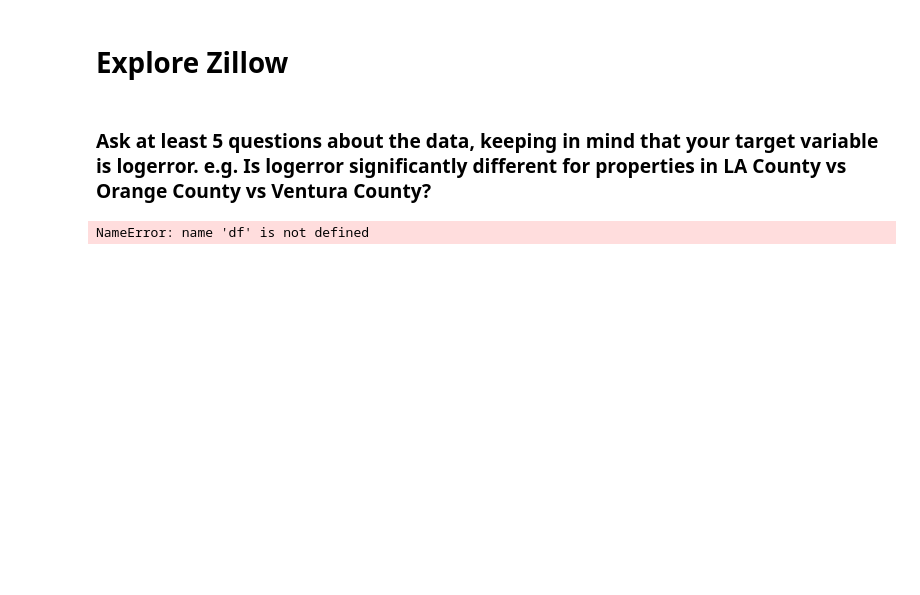
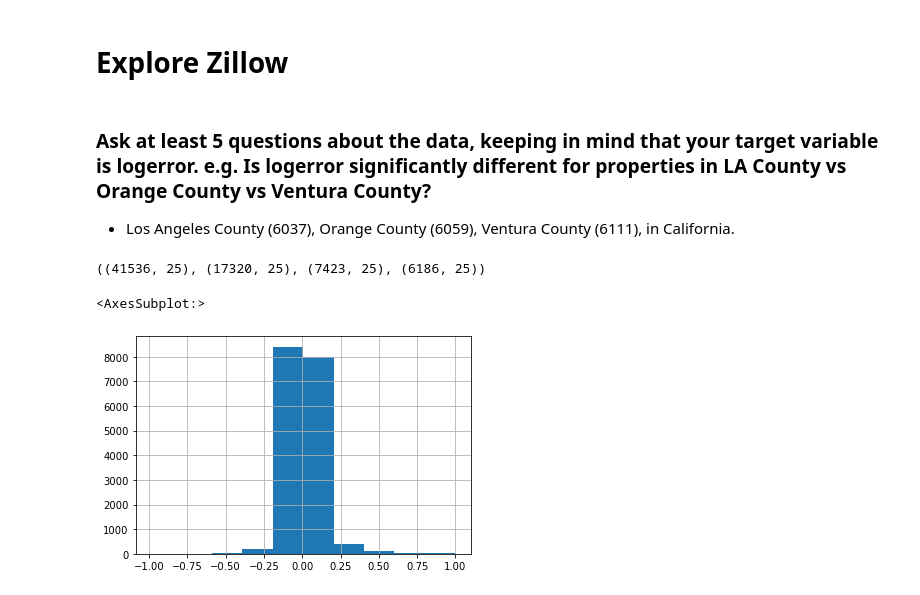
Before and after one commit to kanieladenis/clustering_exercises, a Jupyter notebook: explore_zillow.ipynb, the cells around one changed output. Saved outputs shown, nothing was run; the diff lists cells and outputs as text; code cells hidden in the pictures; blank space fills up the shorter version.

Commit message:
uopdated explore zillow, updated wrangle.py, updated wrangle exercises

```diff
--- a/explore_zillow.ipynb
+++ b/explore_zillow.ipynb
@@ -22,10 +22,15 @@ from sklearn.model_selection import learning_curve
 import wrangle
 # %% [markdown]
 ### Ask at least 5 questions about the data, keeping in mind that your target variable is logerror. e.g. Is logerror significantly different for properties in LA County vs Orange County vs Ventura County?
+- Los Angeles County (6037), Orange County (6059), Ventura County (6111), in California.
 # %%
-df = wrangle.wrangle_zillow()
-df.head()
+df, train, validate, test = wrangle.wrangle_zillow()
+# %%
+df.shape, train.shape, validate.shape, test.shape
+# %% [output]
+((41536, 25), (17320, 25), (7423, 25), (6186, 25))
 # %%
-df[df.logerror > 3 % df.logerror < 3].hist()
+train[(df.logerror > -1) & (train.logerror < 1)].logerror.hist()
 # %% [output]
-NameError: name 'df' is not defined
+<AxesSubplot:>
+[figure, added]
```
Also changed, not shown: parts of 12 cells of this notebook, 2 other files.
